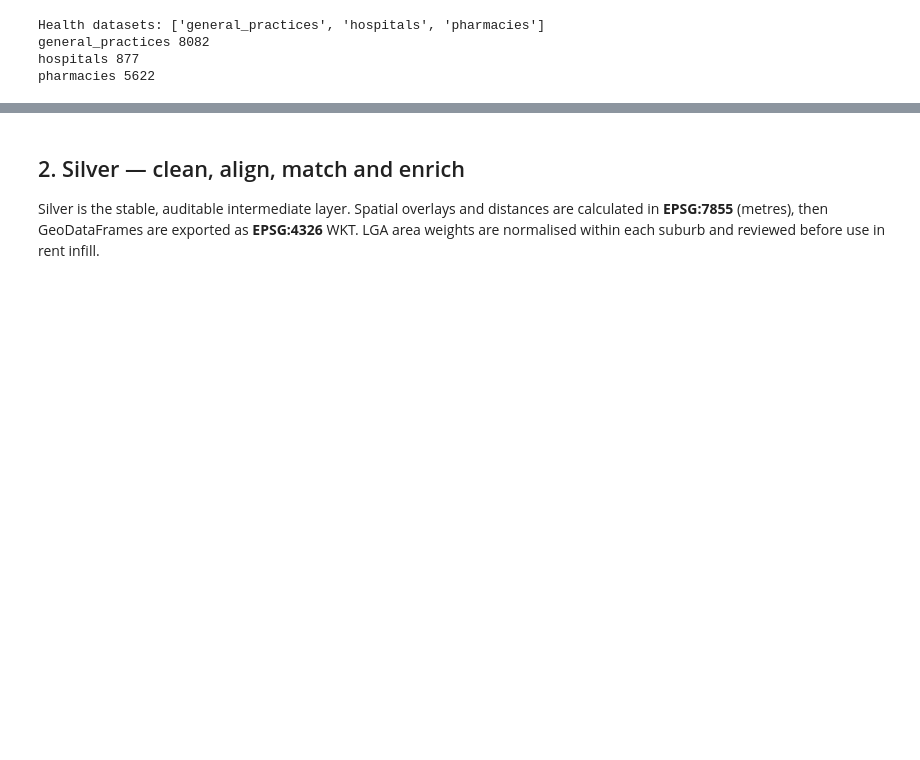
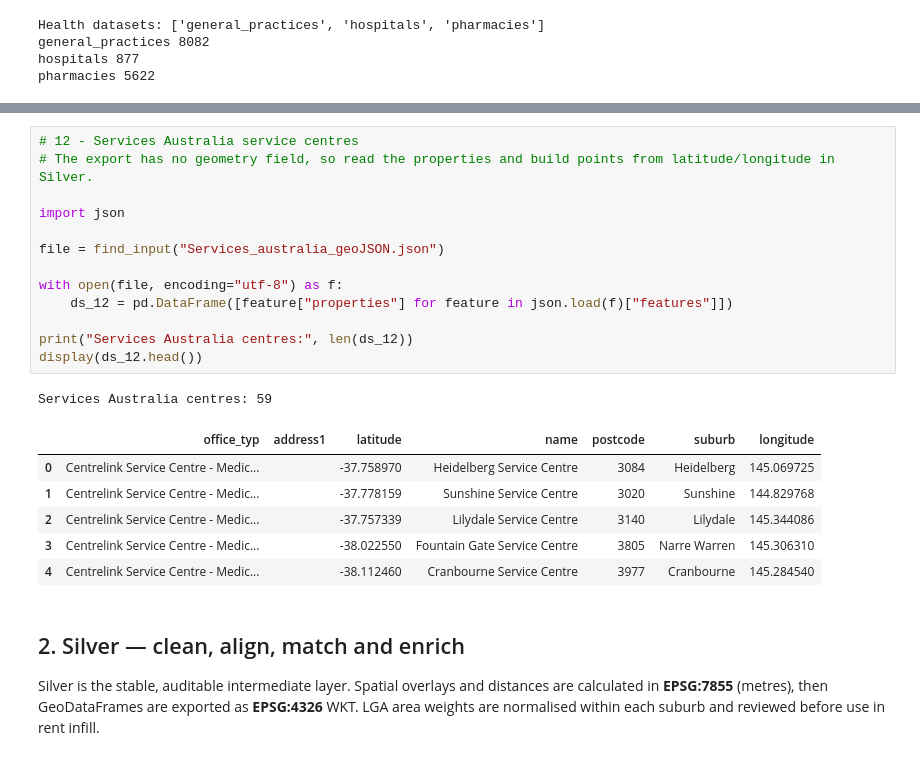
Before and after one commit to team-c-new-roots/new-roots, a Jupyter notebook: pipeline/Scripts/New_Roots_Data_Pipeline.ipynb, the cells around one changed output, grey strips where cells are left out. Cells and saved outputs as stored; diff of their text form; blank space fills up the shorter version.

```diff
--- a/pipeline/Scripts/New_Roots_Data_Pipeline.ipynb
+++ b/pipeline/Scripts/New_Roots_Data_Pipeline.ipynb
@@ -227,3 +237,24 @@ AMEP locations: 126
+# %%
+# 12 - Services Australia service centres
+# The export has no geometry field, so read the properties and build points from latitude/longitude in Silver.
+
+import json
+
+file = find_input("Services_australia_geoJSON.json")
+
+with open(file, encoding="utf-8") as f:
+    ds_12 = pd.DataFrame([feature["properties"] for feature in json.load(f)["features"]])
+
+print("Services Australia centres:", len(ds_12))
+display(ds_12.head())
+# %% [output]
+Services Australia centres: 59
+|  | office_typ | address1 | latitude | name | postcode | suburb | longitude |
+| 0 | Centrelink Service Centre - Medic... |  | -37.758970 | Heidelberg Service Centre | 3084 | Heidelberg | 145.069725 |
+| 1 | Centrelink Service Centre - Medic... |  | -37.778159 | Sunshine Service Centre | 3020 | Sunshine | 144.829768 |
+| 2 | Centrelink Service Centre - Medic... |  | -37.757339 | Lilydale Service Centre | 3140 | Lilydale | 145.344086 |
+| 3 | Centrelink Service Centre - Medic... |  | -38.022550 | Fountain Gate Service Centre | 3805 | Narre Warren | 145.306310 |
+| 4 | Centrelink Service Centre - Medic... |  | -38.112460 | Cranbourne Service Centre | 3977 | Cranbourne | 145.284540 |
 # %% [markdown]
 ## 2. Silver — clean, align, match and enrich
 
```
Also changed, not shown: parts of 9 cells of this notebook, 1 other file.
